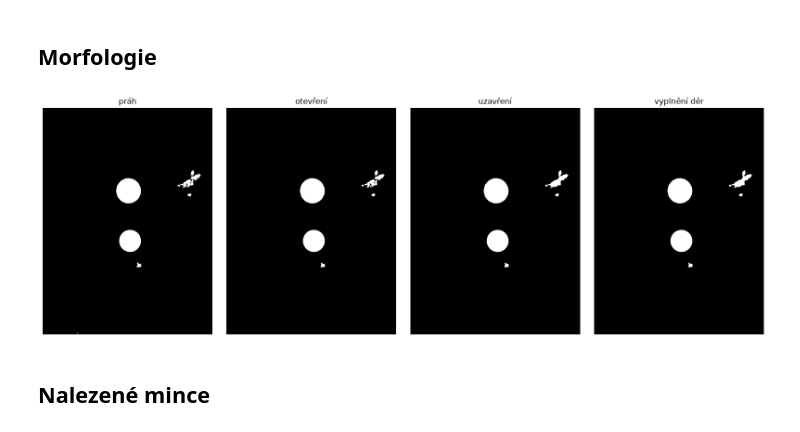
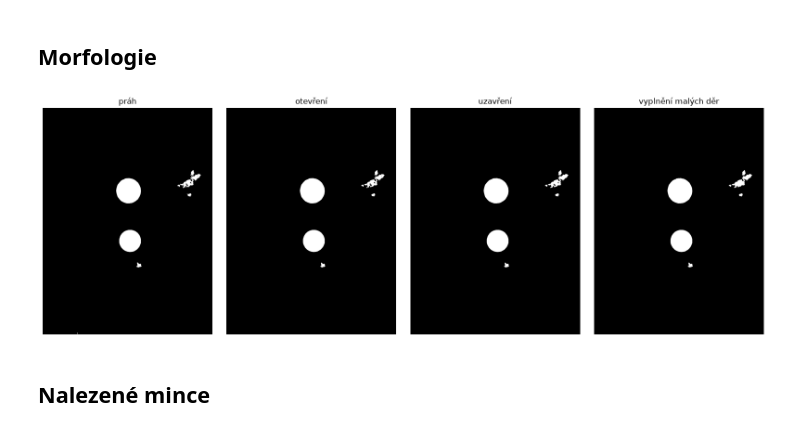
Before and after one commit to Jakub78509/ENC-PV, a Jupyter notebook: notebooks/03_segmentace.ipynb, the cells around one changed output. Saved outputs shown, nothing was run; the diff lists cells and outputs as text; code cells hidden in the pictures.

```diff
--- a/notebooks/03_segmentace.ipynb
+++ b/notebooks/03_segmentace.ipynb
@@ -54,13 +73,13 @@ show_images([images["1.jpg"][crop]] + [m[crop] for m in t1.values()],
 # %%
 raw = threshold_hysteresis(v["2.jpg"])
 kernel = cv2.getStructuringElement(cv2.MORPH_ELLIPSE, (5, 5))
 opened = cv2.morphologyEx(raw, cv2.MORPH_OPEN, kernel)
-closed = cv2.morphologyEx(opened, cv2.MORPH_CLOSE, kernel, iterations=2)
+closed = cv2.morphologyEx(opened, cv2.MORPH_CLOSE, kernel)
 filled = clean_mask(raw)
 
-show_images([raw, opened, closed, filled], ["práh", "otevření", "uzavření", "vyplnění děr"], cols=4, size=4)
+show_images([raw, opened, closed, filled], ["práh", "otevření", "uzavření", "vyplnění malých děr"], cols=4, size=4)
 # %% [output]
-[figure, old version]
+[figure, new version]
 # %% [markdown]
 ## Nalezené mince
 # %%
```
Also changed, not shown: parts of 4 cells of this notebook, 11 other files.
